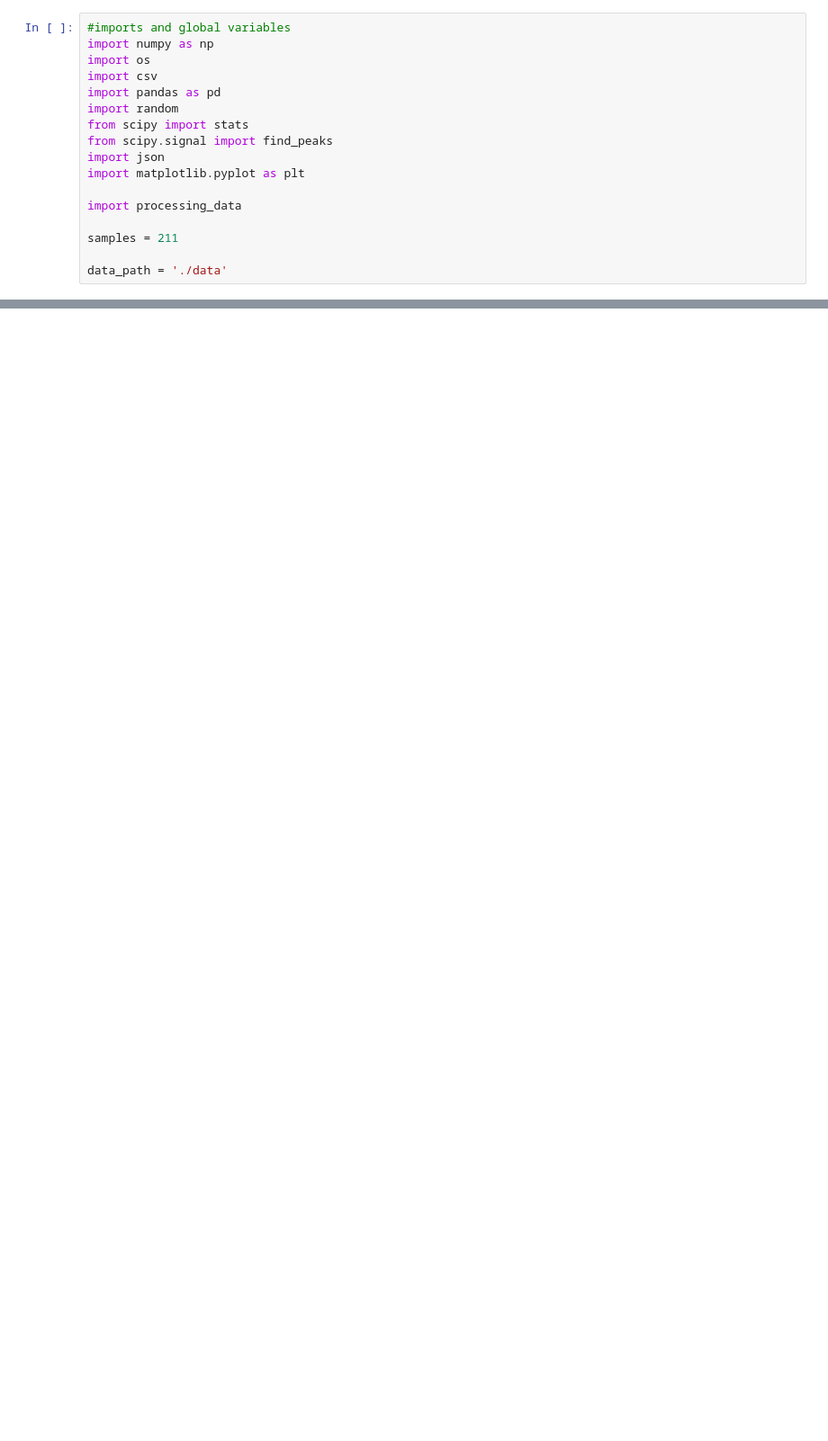
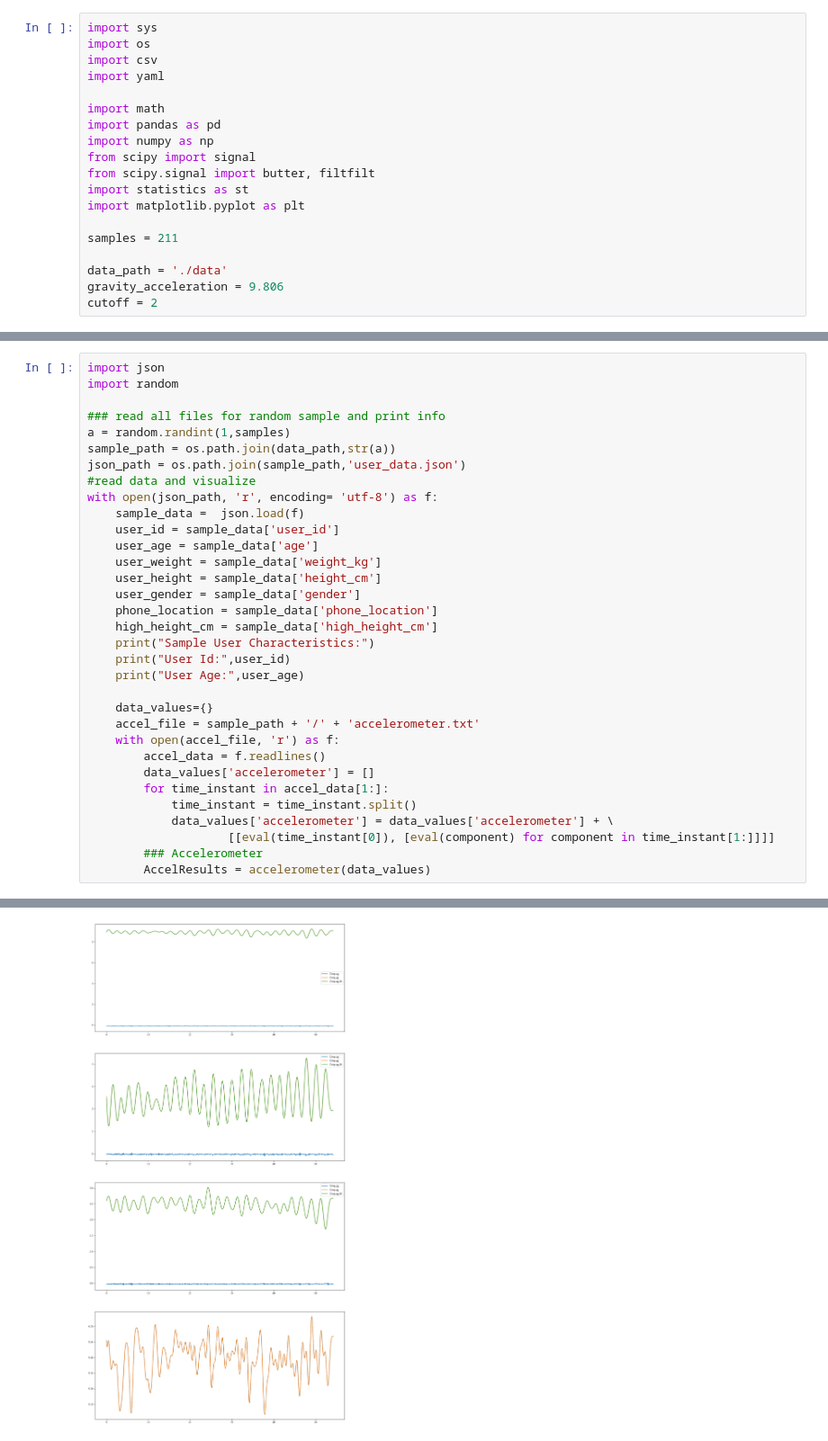
Before and after one commit to jogcaetano13/heel_rise_jupyter_notebook, a Jupyter notebook: data_set_overview.ipynb, the cells around one changed output, grey strips where cells are left out. Shown at 90% size. Cells and saved outputs as stored; diff of their text form; blank space fills up the shorter version.

Commit message:
Accelerometer graphic

```diff
--- a/data_set_overview.ipynb
+++ b/data_set_overview.ipynb
@@ -1,17 +1,19 @@
 # %%
-#imports and global variables
-import numpy as np
+import sys
 import os
 import csv
+import yaml
+
+import math
 import pandas as pd
-import random
-from scipy import stats
-from scipy.signal import find_peaks
-import json
+import numpy as np
+from scipy import signal
+from scipy.signal import butter, filtfilt
+import statistics as st
 import matplotlib.pyplot as plt
-
-import processing_data
 
 samples = 211
 
 data_path = './data'
+gravity_acceleration = 9.806
+cutoff = 2
@@ -78,0 +308,34 @@ TypeError: object of type 'int' has no len()
+# %%
+import json
+import random
+
+### read all files for random sample and print info
+a = random.randint(1,samples)
+sample_path = os.path.join(data_path,str(a))
+json_path = os.path.join(sample_path,'user_data.json')
+#read data and visualize
+with open(json_path, 'r', encoding= 'utf-8') as f:
+    sample_data =  json.load(f)
+    user_id = sample_data['user_id']
+    user_age = sample_data['age']
+    user_weight = sample_data['weight_kg']
+    user_height = sample_data['height_cm']
+    user_gender = sample_data['gender']
+    phone_location = sample_data['phone_location']
+    high_height_cm = sample_data['high_height_cm']
+    print("Sample User Characteristics:")
+    print("User Id:",user_id)
+    print("User Age:",user_age)
+
+    data_values={}
+    accel_file = sample_path + '/' + 'accelerometer.txt'
+    with open(accel_file, 'r') as f:
+        accel_data = f.readlines()
+        data_values['accelerometer'] = []
+        for time_instant in accel_data[1:]:
+            time_instant = time_instant.split()
+            data_values['accelerometer'] = data_values['accelerometer'] + \
+                    [[eval(time_instant[0]), [eval(component) for component in time_instant[1:]]]]
+        ### Accelerometer
+        AccelResults = accelerometer(data_values)
+# %% [output]
@@ -78,0 +345 @@ TypeError: object of type 'int' has no len()
+[figure, added]
```
Also changed, not shown: parts of 3 cells of this notebook, 1 other file.
